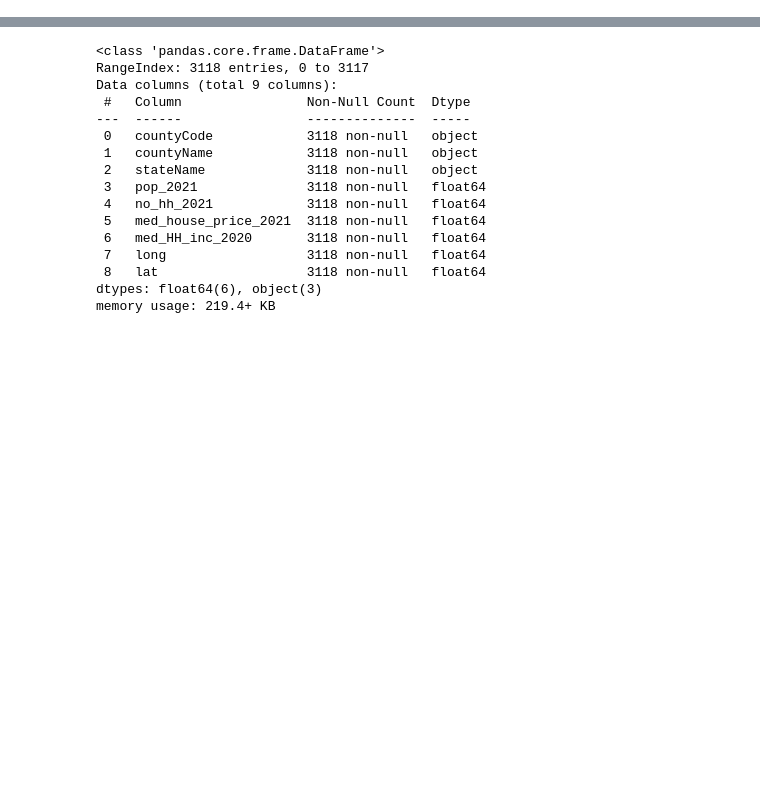
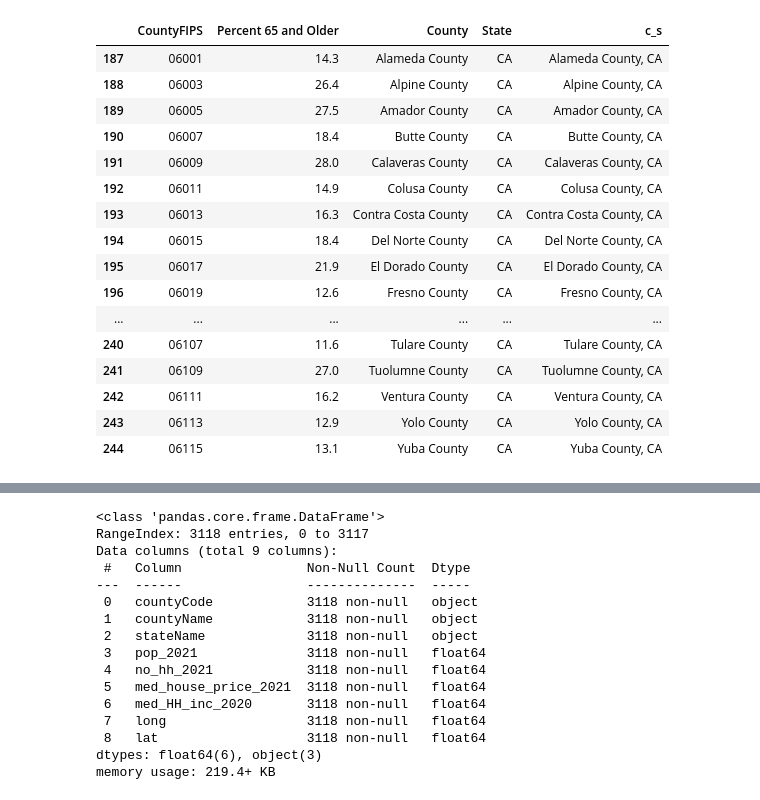
Before and after one commit to sbuenker/florita, a Jupyter notebook: notebooks/maps.ipynb, the cells around one changed output, grey strips where cells are left out. Drawn from its saved outputs; the diff is of its cells as text; code cells hidden in the pictures; blank space fills up the shorter version.

```diff
--- a/notebooks/maps.ipynb
+++ b/notebooks/maps.ipynb
@@ -4,0 +6,2 @@ import numpy as np
+# %%
+a = utils.utils.get_demographics([('Age', 'Percent 65 and Older')], name=True, state=True)
@@ -4,0 +24,20 @@ import numpy as np
+# %%
+a[a.State == 'CA']
+# %% [output]
+|  | CountyFIPS | Percent 65 and Older | County | State | c_s |
+| 187 | 06001 | 14.3 | Alameda County | CA | Alameda County, CA |
+| 188 | 06003 | 26.4 | Alpine County | CA | Alpine County, CA |
+| 189 | 06005 | 27.5 | Amador County | CA | Amador County, CA |
+| 190 | 06007 | 18.4 | Butte County | CA | Butte County, CA |
+| 191 | 06009 | 28.0 | Calaveras County | CA | Calaveras County, CA |
+| 192 | 06011 | 14.9 | Colusa County | CA | Colusa County, CA |
+| 193 | 06013 | 16.3 | Contra Costa County | CA | Contra Costa County, CA |
+| 194 | 06015 | 18.4 | Del Norte County | CA | Del Norte County, CA |
+| 195 | 06017 | 21.9 | El Dorado County | CA | El Dorado County, CA |
+| 196 | 06019 | 12.6 | Fresno County | CA | Fresno County, CA |
+| ... | ... | ... | ... | ... | ... |
+| 240 | 06107 | 11.6 | Tulare County | CA | Tulare County, CA |
+| 241 | 06109 | 27.0 | Tuolumne County | CA | Tuolumne County, CA |
+| 242 | 06111 | 16.2 | Ventura County | CA | Ventura County, CA |
+| 243 | 06113 | 12.9 | Yolo County | CA | Yolo County, CA |
+| 244 | 06115 | 13.1 | Yuba County | CA | Yuba County, CA |
```
Also changed, not shown: parts of 3 cells of this notebook.
